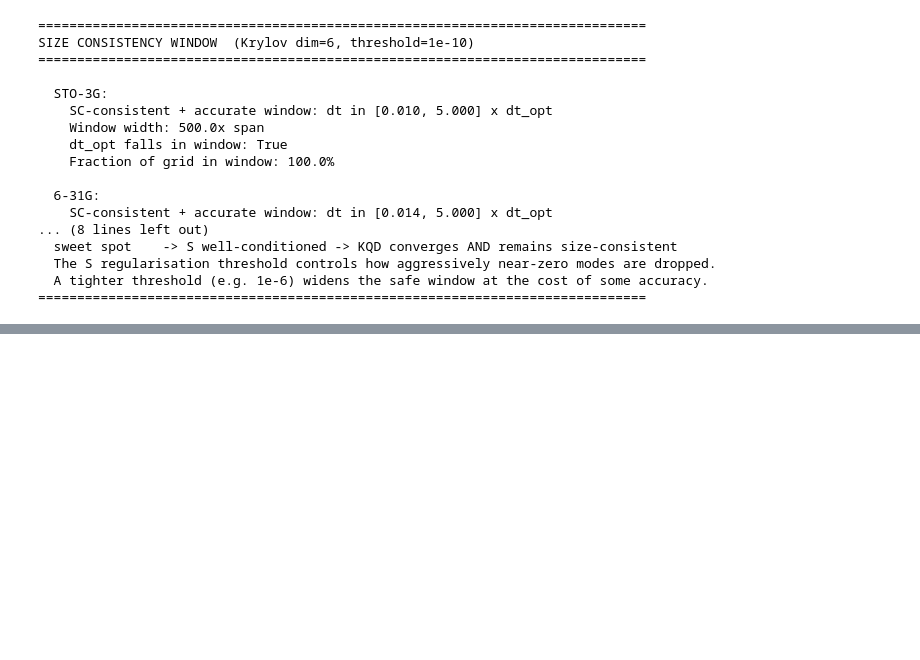
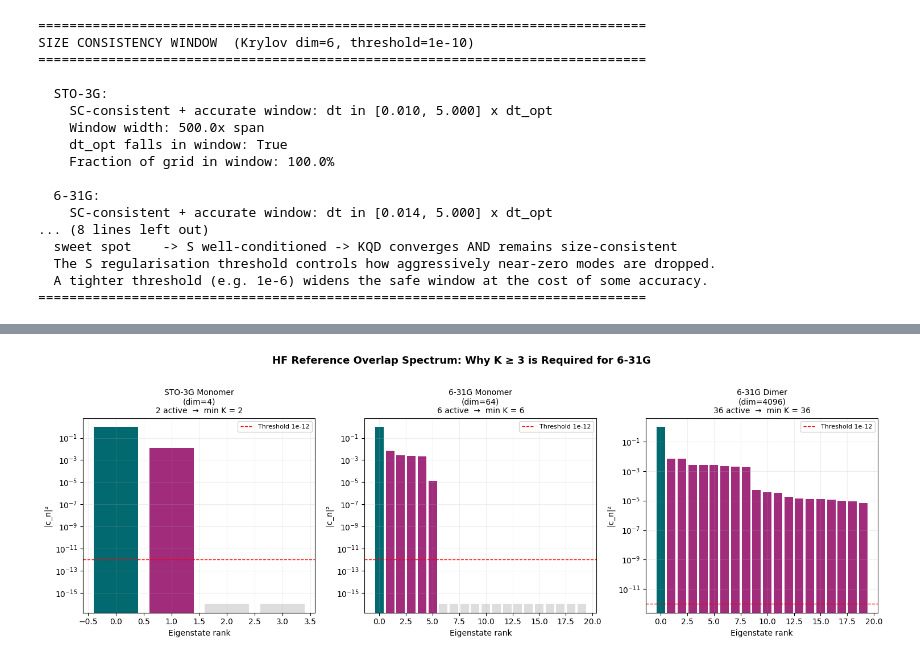
Before and after one commit to PrabhavD/qkd-size-consistency, a Jupyter notebook: krylov_h2_exact_sc.ipynb, the cells around one changed output, grey strips where cells are left out. Drawn from its saved outputs; the diff is of its cells as text; code cells hidden in the pictures; blank space fills up the shorter version.

```diff
--- a/krylov_h2_exact_sc.ipynb
+++ b/krylov_h2_exact_sc.ipynb
@@ -1101,0 +1450,82 @@ SIZE CONSISTENCY WINDOW  (Krylov dim=6, threshold=1e-10)
+# %%
+THRESH = 1e-12
+
+# ── STO-3G monomer ─────────────────────────────────────────────────────────────
+ev_s3, ec_s3 = np.linalg.eigh(H_sto3g)
+ov_s3 = np.abs(ec_s3.conj().T @ psi_ref_sto3g) ** 2
+n_act_s3 = int((ov_s3 > THRESH).sum())
+
+# ── 6-31G monomer ─────────────────────────────────────────────────────────────
+ev_6m, ec_6m = np.linalg.eigh(H_631g)
+ov_6m = np.abs(ec_6m.conj().T @ psi_ref_631g) ** 2
+n_act_6m = int((ov_6m > THRESH).sum())
+
+# ── 6-31G dimer (already done) ────────────────────────────────────────────────
+# n_active_dimer computed in previous cell
+
+print("=" * 76)
+print("MINIMUM KRYLOV DIMENSION — SUMMARY")
+print("=" * 76)
+header = f"{'System':<26}  {'Hilbert dim':>11}  {'Active |cₙ|²':>13}  "
+header += f"{'Min K':>7}  {'K=2 OK?':>8}  {'K=3 OK?':>8}"
+print(header)
+print("-" * 76)
+rows = [
+    ("STO-3G monomer",      2**n_sto3g,              n_act_s3),
+    ("6-31G monomer",       2**n_631g,               n_act_6m),
+    ("6-31G dimer (2×H₂)",  H_dimer_631g.shape[0],   n_active_dimer),
+]
+for label, hdim, n_act in rows:
+    k2  = "✓ YES" if n_act <= 2 else "✗ NO"
+    k3  = "✓ YES" if n_act <= 3 else "✗ NO"
+    print(f"  {label:<24}  {hdim:>11}  {n_act:>13}  {n_act:>7}  {k2:>8}  {k3:>8}")
+print("=" * 76)
+print()
+print("Key insight:")
+print("  • STO-3G: only 2 distinct eigenstates have overlap with |0011⟩  →  K = 2 is exact.")
+print("  • 6-31G:  the larger basis introduces a 3rd active eigenstate  →  K = 3 is the")
+print("    minimum.  No value of t makes K = 2 sufficient in 6-31G.")
+print()
+print("Physical picture:")
+print("  In STO-3G, the Hilbert space of H₂ has only 4 dimensions (2 qubits), and the")
+print("  HF state connects to only 2 of them.  The doubly-occupied and doubly-unoccupied")
+print("  configurations dominate, giving M = 2 active modes.")
+print()
+print("  In 6-31G, the Hilbert space expands to 64 dimensions (6 qubits).  The larger")
+print("  basis set captures additional correlation channels (different spatial orbitals),")
+print("  coupling the HF reference to a 3rd eigenstate.  This 3rd mode cannot be projected")
+print("  out with only 2 Krylov vectors, making K = 2 impossible for any t.")
+
+# ── Three-panel comparison bar chart ──────────────────────────────────────────
+fig, axes = plt.subplots(1, 3, figsize=(15, 5))
+
+configs = [
+    (axes[0], "STO-3G Monomer\n(dim=4)",       ev_s3, ec_s3, psi_ref_sto3g,    E_nuc_sto3g,  n_act_s3),
+    (axes[1], "6-31G Monomer\n(dim=64)",       ev_6m, ec_6m, psi_ref_631g,     E_nuc_631g,   n_act_6m),
+    (axes[2], "6-31G Dimer\n(dim=4096)",   evals_dimer, evecs_dimer, psi_ref_dimer_631g, 0, n_active_dimer),
+]
+
+for ax, title, evals_h, evecs_h, psiref_h, Enuc_h, n_act in configs:
+    ov_h  = np.abs(evecs_h.conj().T @ psiref_h) ** 2
+    ov_sorted = np.sort(ov_h)[::-1]
+    n_show = min(20, len(ov_sorted))
+    bar_c = ['#01696f' if i == 0
+             else '#a12c7b' if ov_sorted[i] > THRESH
+             else '#ddd'
+             for i in range(n_show)]
+    ax.bar(range(n_show), np.maximum(ov_sorted[:n_show], 1e-16), color=bar_c)
+    ax.axhline(THRESH, color='red', ls='--', lw=1, label='Threshold 1e-12')
+    ax.set_yscale('log')
+    ax.set_xlabel('Eigenstate rank', fontsize=10)
+    ax.set_ylabel('|c_n|²', fontsize=10)
+    ax.set_title(f'{title}\n{n_act} active  →  min K = {n_act}', fontsize=10)
+    ax.legend(fontsize=8)
+    ax.grid(True, which='both', alpha=0.2)
+
+plt.suptitle('HF Reference Overlap Spectrum: Why K ≥ 3 is Required for 6-31G',
+             fontsize=13, fontweight='bold', y=1.02)
+plt.tight_layout()
+plt.savefig('output/kqd_kd2_comparison.png', dpi=150, bbox_inches='tight')
+plt.show()
+print("Saved output/kqd_kd2_comparison.png")
+# %% [output]
@@ -1101,0 +1549 @@ SIZE CONSISTENCY WINDOW  (Krylov dim=6, threshold=1e-10)
+[figure, added]
```
Also changed, not shown: parts of 19 cells of this notebook.
